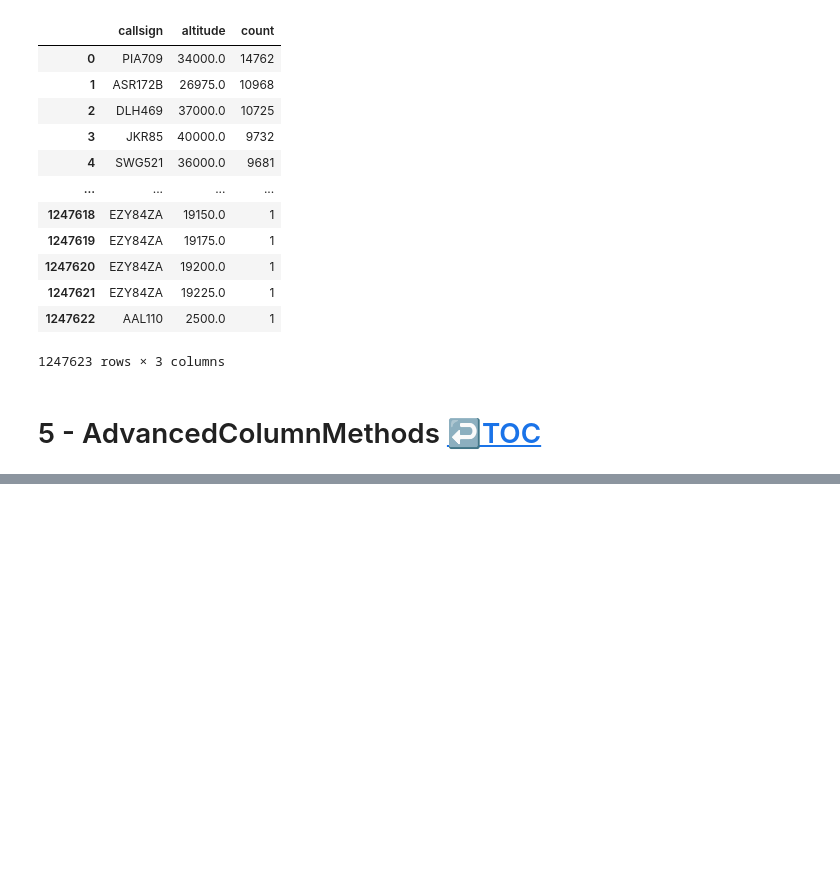
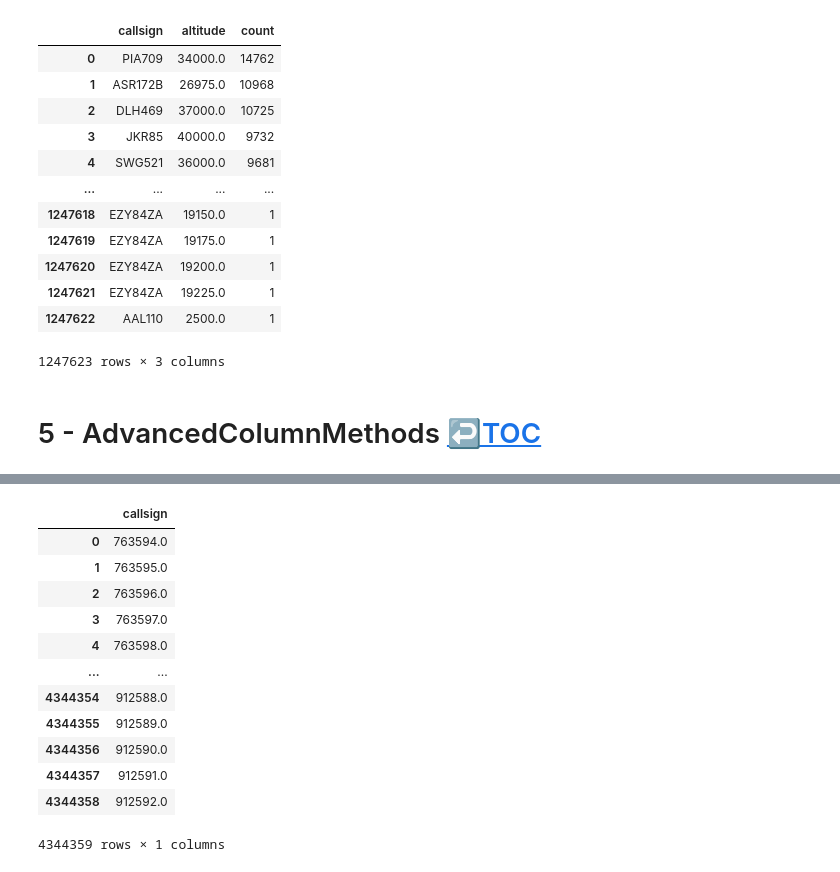
Before and after one commit to kachraz/ytlpda, a Jupyter notebook: KAG/ytleapan.ipynb, the cells around one changed output, grey strips where cells are left out. Saved outputs shown, nothing was run; the diff lists cells and outputs as text; code cells hidden in the pictures; blank space fills up the shorter version.

```diff
--- a/KAG/ytleapan.ipynb
+++ b/KAG/ytleapan.ipynb
@@ -872,0 +907,16 @@ df[['callsign', 'altitude']].value_counts().reset_index()
+# %%
+df[['callsign']].rank(method='first')
+# %% [output]
+|  | callsign |
+| 0 | 763594.0 |
+| 1 | 763595.0 |
+| 2 | 763596.0 |
+| 3 | 763597.0 |
+| 4 | 763598.0 |
+| ... | ... |
+| 4344354 | 912588.0 |
+| 4344355 | 912589.0 |
+| 4344356 | 912590.0 |
+| 4344357 | 912591.0 |
+| 4344358 | 912592.0 |
+4344359 rows × 1 columns
```
Also changed, not shown: parts of 10 cells of this notebook.
